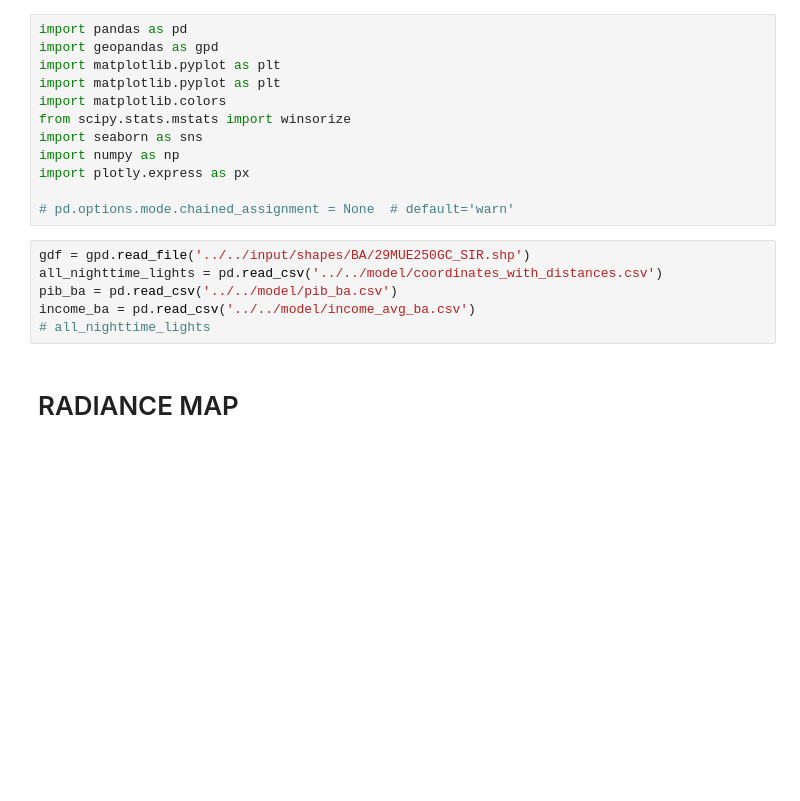
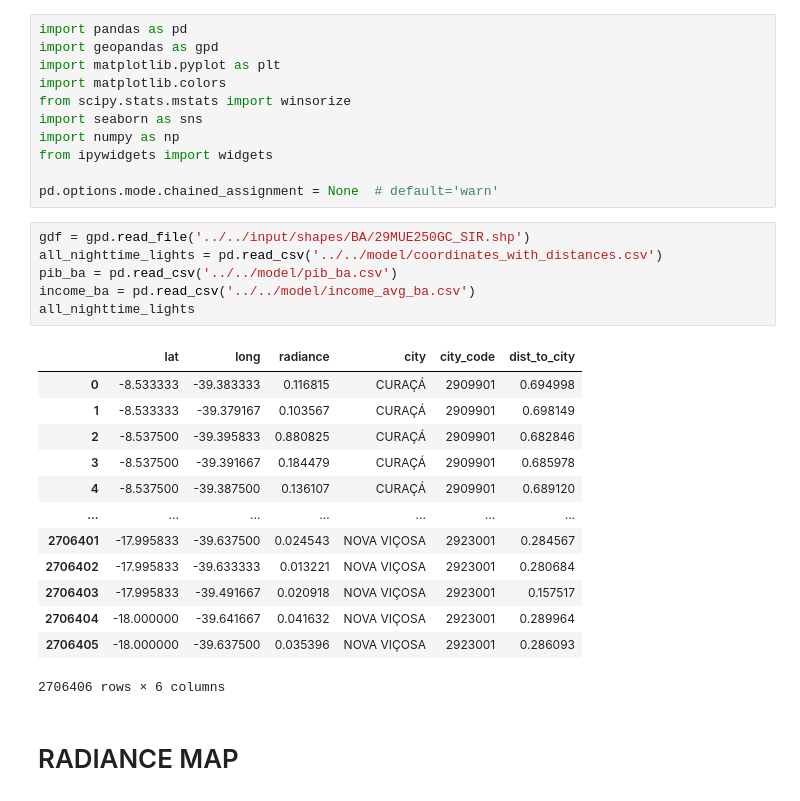
Before and after one commit to dev-jotape/predict_poverty_bahia, a Jupyter notebook: scripts/visualization/visualization_ba.ipynb, the cells around one changed output. Cells and saved outputs as stored; diff of their text form; blank space fills up the shorter version.

```diff
--- a/scripts/visualization/bubble_map_ba.ipynb
+++ b/scripts/visualization/visualization_ba.ipynb
@@ -1,20 +1,33 @@
 # %%
 import pandas as pd
 import geopandas as gpd
-import matplotlib.pyplot as plt
 import matplotlib.pyplot as plt
 import matplotlib.colors
 from scipy.stats.mstats import winsorize
 import seaborn as sns
 import numpy as np
-import plotly.express as px
+from ipywidgets import widgets
 
-# pd.options.mode.chained_assignment = None  # default='warn'
+pd.options.mode.chained_assignment = None  # default='warn'
 # %%
 gdf = gpd.read_file('../../input/shapes/BA/29MUE250GC_SIR.shp')
 all_nighttime_lights = pd.read_csv('../../model/coordinates_with_distances.csv')
 pib_ba = pd.read_csv('../../model/pib_ba.csv')
 income_ba = pd.read_csv('../../model/income_avg_ba.csv')
-# all_nighttime_lights
+all_nighttime_lights
+# %% [output]
+|  | lat | long | radiance | city | city_code | dist_to_city |
+| 0 | -8.533333 | -39.383333 | 0.116815 | CURAÇÁ | 2909901 | 0.694998 |
+| 1 | -8.533333 | -39.379167 | 0.103567 | CURAÇÁ | 2909901 | 0.698149 |
+| 2 | -8.537500 | -39.395833 | 0.880825 | CURAÇÁ | 2909901 | 0.682846 |
+| 3 | -8.537500 | -39.391667 | 0.184479 | CURAÇÁ | 2909901 | 0.685978 |
+| 4 | -8.537500 | -39.387500 | 0.136107 | CURAÇÁ | 2909901 | 0.689120 |
+| ... | ... | ... | ... | ... | ... | ... |
+| 2706401 | -17.995833 | -39.637500 | 0.024543 | NOVA VIÇOSA | 2923001 | 0.284567 |
+| 2706402 | -17.995833 | -39.633333 | 0.013221 | NOVA VIÇOSA | 2923001 | 0.280684 |
+| 2706403 | -17.995833 | -39.491667 | 0.020918 | NOVA VIÇOSA | 2923001 | 0.157517 |
+| 2706404 | -18.000000 | -39.641667 | 0.041632 | NOVA VIÇOSA | 2923001 | 0.289964 |
+| 2706405 | -18.000000 | -39.637500 | 0.035396 | NOVA VIÇOSA | 2923001 | 0.286093 |
+2706406 rows × 6 columns
 # %% [markdown]
 # RADIANCE MAP
```
Also changed, not shown: parts of 16 cells of this notebook, 6 other files.
